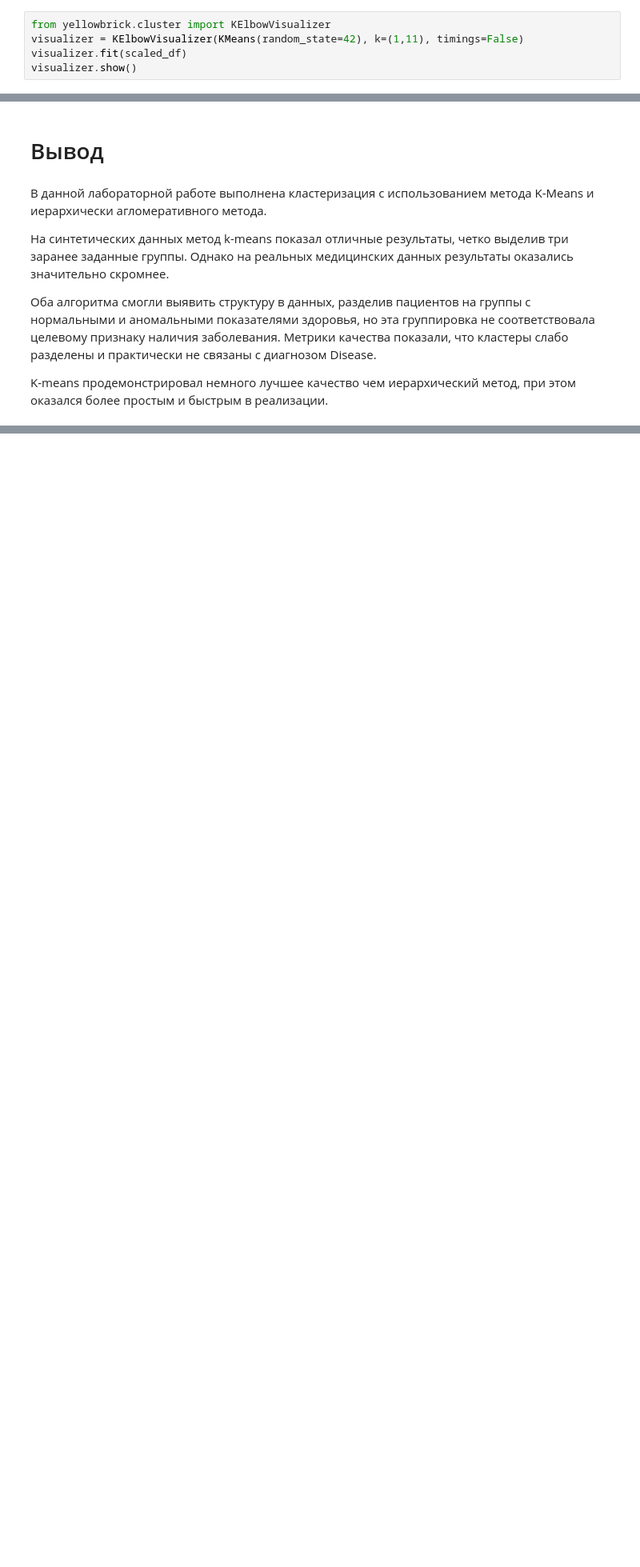
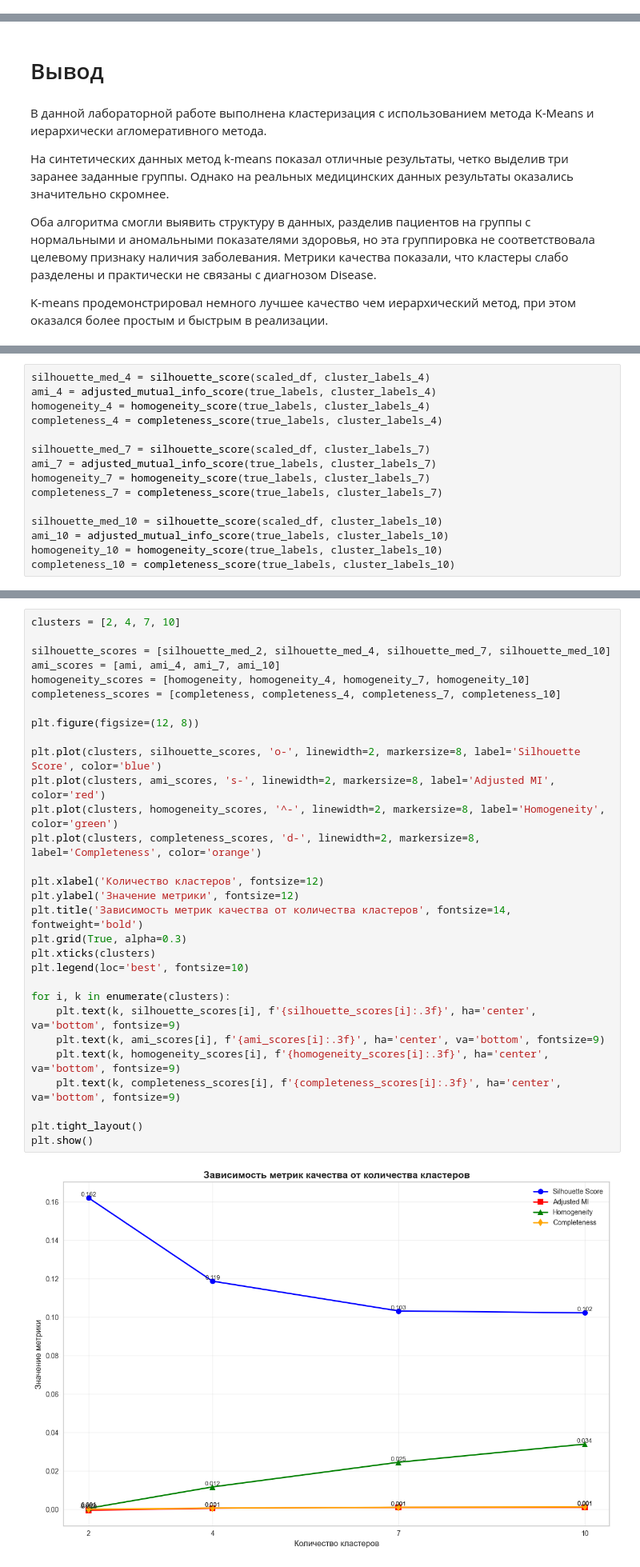
Before and after one commit to pol1np/Data_analysis, a Jupyter notebook: ЛР4_Проценко_1.ipynb, the cells around one changed output, grey strips where cells are left out. Shown at 80% size. Saved outputs shown, nothing was run; the diff lists cells and outputs as text; blank space fills up the shorter version.

```diff
--- a/ЛР4_Проценко_1.ipynb
+++ b/ЛР4_Проценко_1.ipynb
@@ -330,8 +332,3 @@ print(f"С коэффициентом силуэта: {best_silhouette:.4f}")
 С коэффициентом силуэта: 0.1665
 # %% [markdown]
 Сделаем проверку с помощью метода локтя
-# %%
-from yellowbrick.cluster import KElbowVisualizer
-visualizer = KElbowVisualizer(KMeans(random_state=42), k=(1,11), timings=False)
-visualizer.fit(scaled_df)
-visualizer.show()
@@ -509,0 +533,15 @@ K-means продемонстрировал немного лучшее каче
+# %%
+silhouette_med_4 = silhouette_score(scaled_df, cluster_labels_4)
+ami_4 = adjusted_mutual_info_score(true_labels, cluster_labels_4)
+homogeneity_4 = homogeneity_score(true_labels, cluster_labels_4)
+completeness_4 = completeness_score(true_labels, cluster_labels_4)
+
+silhouette_med_7 = silhouette_score(scaled_df, cluster_labels_7)
+ami_7 = adjusted_mutual_info_score(true_labels, cluster_labels_7)
+homogeneity_7 = homogeneity_score(true_labels, cluster_labels_7)
+completeness_7 = completeness_score(true_labels, cluster_labels_7)
+
+silhouette_med_10 = silhouette_score(scaled_df, cluster_labels_10)
+ami_10 = adjusted_mutual_info_score(true_labels, cluster_labels_10)
+homogeneity_10 = homogeneity_score(true_labels, cluster_labels_10)
+completeness_10 = completeness_score(true_labels, cluster_labels_10)
@@ -509,0 +558,32 @@ K-means продемонстрировал немного лучшее каче
+# %%
+clusters = [2, 4, 7, 10]
+
+silhouette_scores = [silhouette_med_2, silhouette_med_4, silhouette_med_7, silhouette_med_10]
+ami_scores = [ami, ami_4, ami_7, ami_10]
+homogeneity_scores = [homogeneity, homogeneity_4, homogeneity_7, homogeneity_10]
+completeness_scores = [completeness, completeness_4, completeness_7, completeness_10]
+
+plt.figure(figsize=(12, 8))
+
+plt.plot(clusters, silhouette_scores, 'o-', linewidth=2, markersize=8, label='Silhouette Score', color='blue')
+plt.plot(clusters, ami_scores, 's-', linewidth=2, markersize=8, label='Adjusted MI', color='red')
+plt.plot(clusters, homogeneity_scores, '^-', linewidth=2, markersize=8, label='Homogeneity', color='green')
+plt.plot(clusters, completeness_scores, 'd-', linewidth=2, markersize=8, label='Completeness', color='orange')
+
+plt.xlabel('Количество кластеров', fontsize=12)
+plt.ylabel('Значение метрики', fontsize=12)
+plt.title('Зависимость метрик качества от количества кластеров', fontsize=14, fontweight='bold')
+plt.grid(True, alpha=0.3)
+plt.xticks(clusters)
+plt.legend(loc='best', fontsize=10)
+
+for i, k in enumerate(clusters):
+    plt.text(k, silhouette_scores[i], f'{silhouette_scores[i]:.3f}', ha='center', va='bottom', fontsize=9)
+    plt.text(k, ami_scores[i], f'{ami_scores[i]:.3f}', ha='center', va='bottom', fontsize=9)
+    plt.text(k, homogeneity_scores[i], f'{homogeneity_scores[i]:.3f}', ha='center', va='bottom', fontsize=9)
+    plt.text(k, completeness_scores[i], f'{completeness_scores[i]:.3f}', ha='center', va='bottom', fontsize=9)
+
+plt.tight_layout()
+plt.show()
+# %% [output]
+[figure, added]
```
Also changed, not shown: parts of 33 cells of this notebook.
